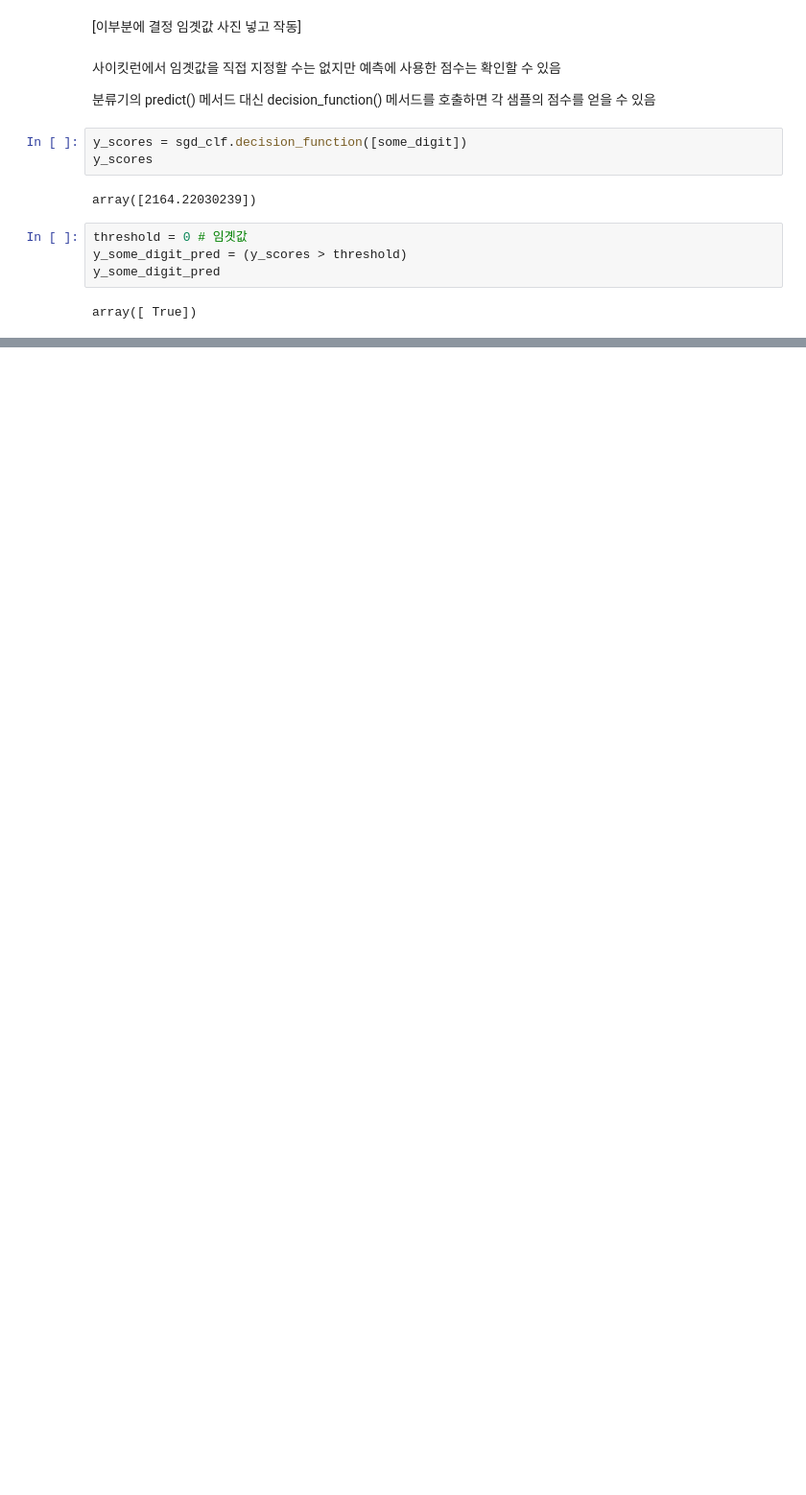
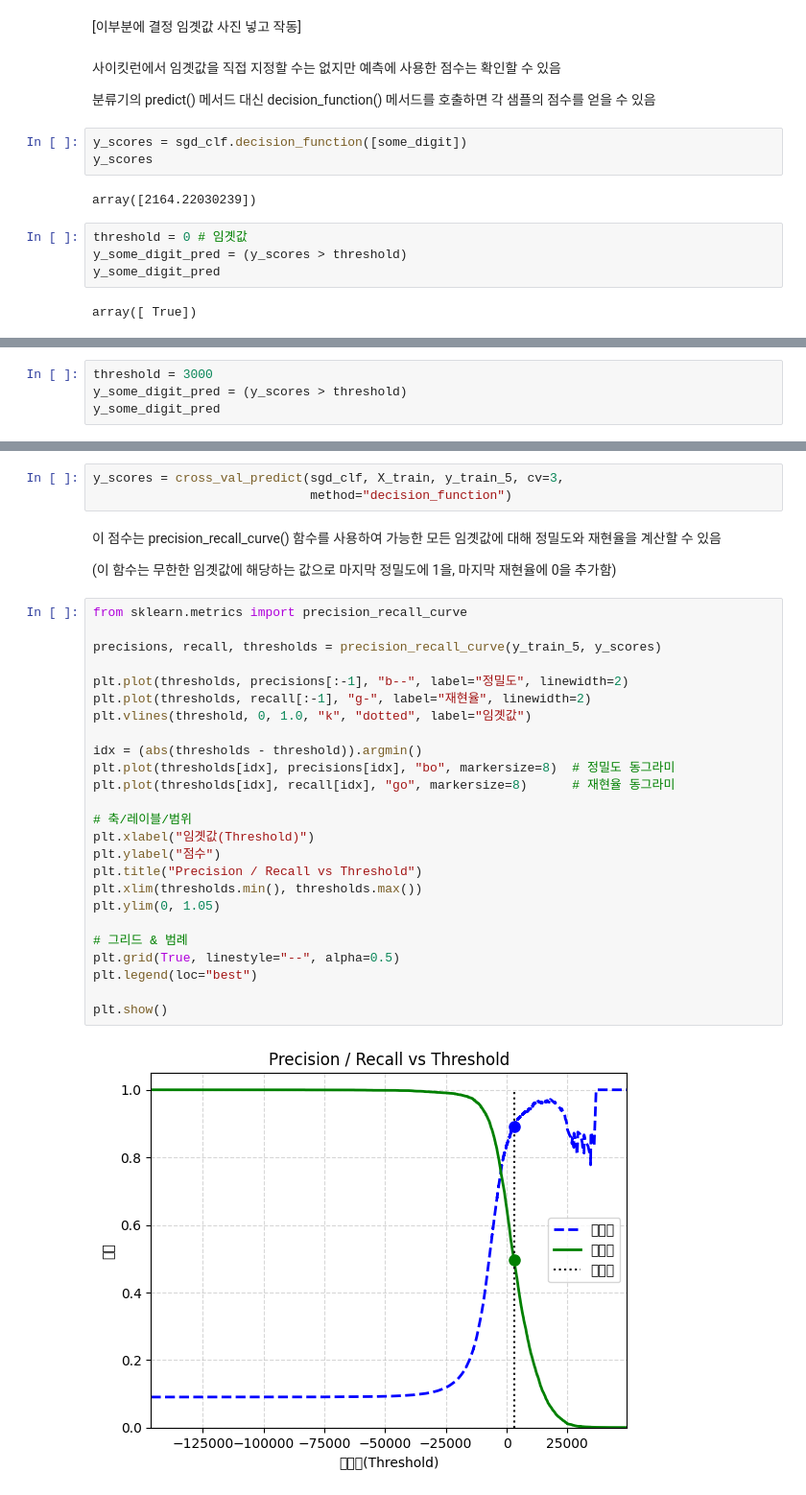
Before and after one commit to Le2se0hy/FA_ProAn, a Jupyter notebook: 핸즈온머신러닝_3장.ipynb, the cells around one changed output, grey strips where cells are left out. Shown at 96% size. Saved outputs shown, nothing was run; the diff lists cells and outputs as text; blank space fills up the shorter version.

```diff
--- a/핸즈온머신러닝_3장.ipynb
+++ b/핸즈온머신러닝_3장.ipynb
@@ -270,0 +277,4 @@ array([ True])
+# %%
+threshold = 3000
+y_some_digit_pred = (y_scores > threshold)
+y_some_digit_pred
@@ -270,0 +293,34 @@ array([ True])
+# %%
+y_scores = cross_val_predict(sgd_clf, X_train, y_train_5, cv=3,
+                             method="decision_function")
+# %% [markdown]
+이 점수는 precision_recall_curve() 함수를 사용하여 가능한 모든 임곗값에 대해 정밀도와 재현율을 계산할 수 있음
+
+(이 함수는 무한한 임곗값에 해당하는 값으로 마지막 정밀도에 1을, 마지막 재현율에 0을 추가함)
+# %%
+from sklearn.metrics import precision_recall_curve
+
+precisions, recall, thresholds = precision_recall_curve(y_train_5, y_scores)
+
+plt.plot(thresholds, precisions[:-1], "b--", label="정밀도", linewidth=2)
+plt.plot(thresholds, recall[:-1], "g-", label="재현율", linewidth=2)
+plt.vlines(threshold, 0, 1.0, "k", "dotted", label="임곗값")
+
+idx = (abs(thresholds - threshold)).argmin()
+plt.plot(thresholds[idx], precisions[idx], "bo", markersize=8)  # 정밀도 동그라미
+plt.plot(thresholds[idx], recall[idx], "go", markersize=8)      # 재현율 동그라미
+
+# 축/레이블/범위
+plt.xlabel("임곗값(Threshold)")
+plt.ylabel("점수")
+plt.title("Precision / Recall vs Threshold")
+plt.xlim(thresholds.min(), thresholds.max())
+plt.ylim(0, 1.05)
+
+# 그리드 & 범례
+plt.grid(True, linestyle="--", alpha=0.5)
+plt.legend(loc="best")
+
+plt.show()
+# %% [output]
+[figure, added]
```
Also changed, not shown: parts of 7 cells of this notebook.
